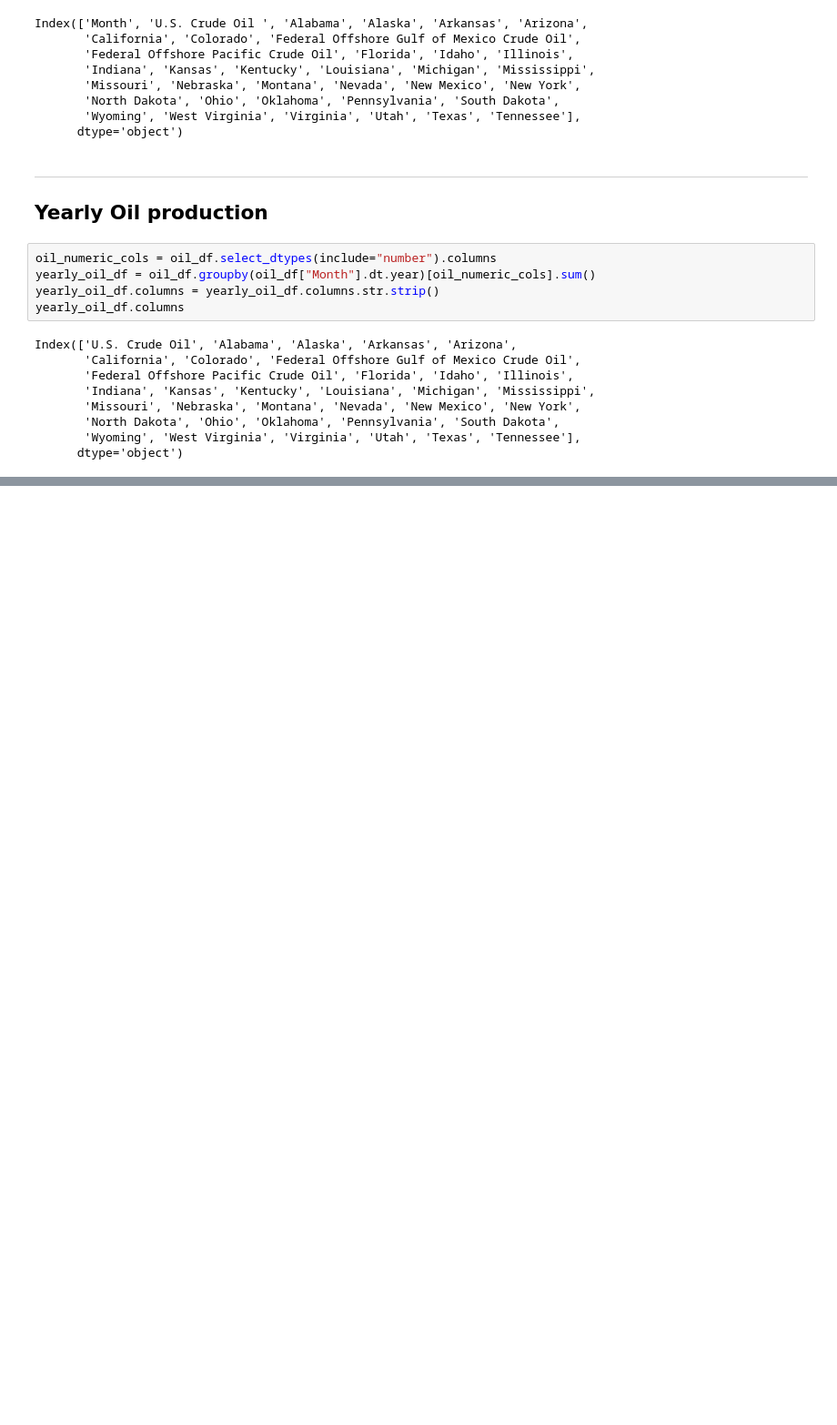
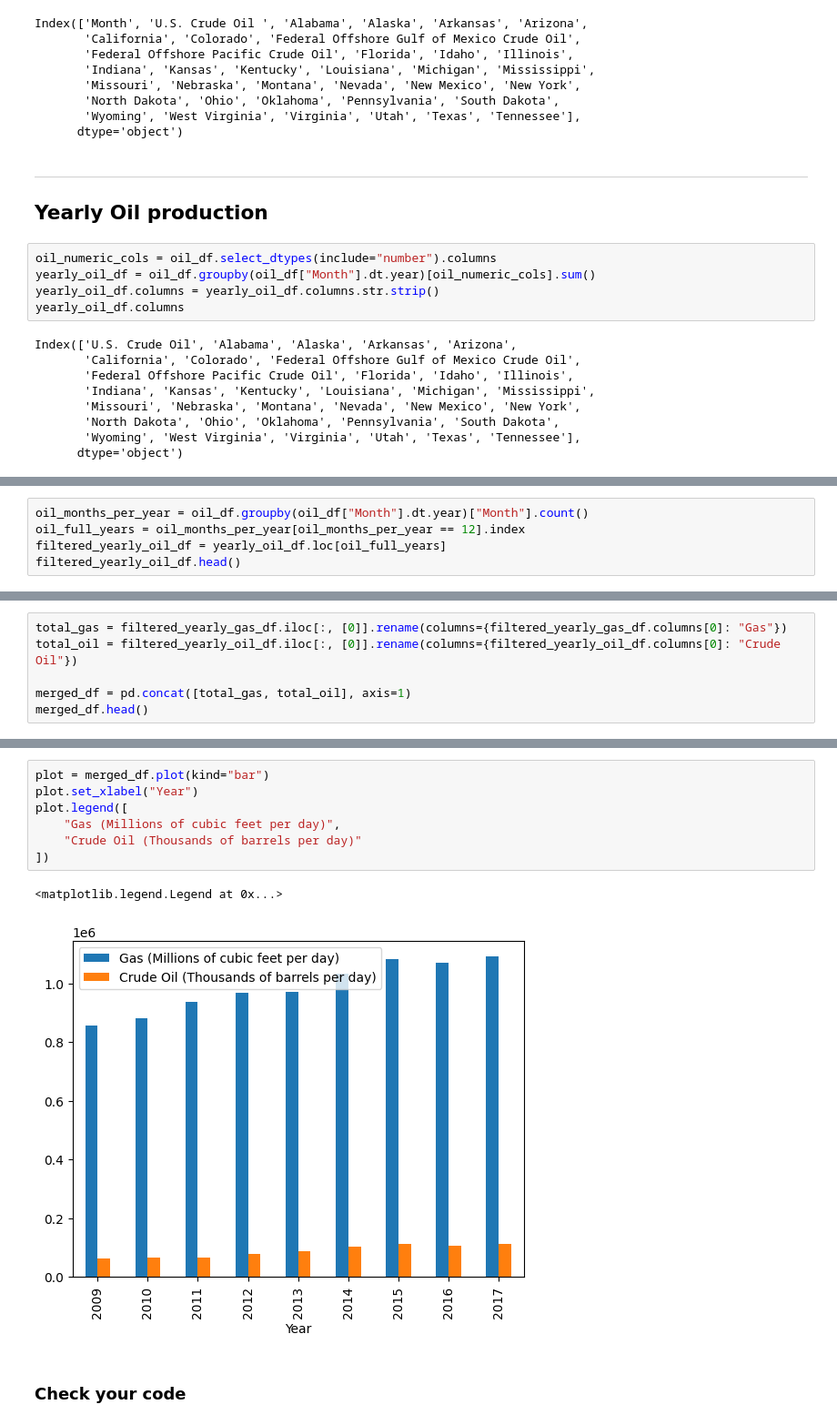
Before and after one commit to melis-gezer/data-us-oil-and-gas-production, a Jupyter notebook: oil_and_gas.ipynb, the cells around one changed output, grey strips where cells are left out. Shown: that part at 91% size. Drawn from its saved outputs; the diff is of its cells as text; blank space fills up the shorter version.

Commit message:
merge gas and oil totals and compare

```diff
--- a/oil_and_gas.ipynb
+++ b/oil_and_gas.ipynb
@@ -185,0 +190,5 @@ Index(['U.S. Crude Oil', 'Alabama', 'Alaska', 'Arkansas', 'Arizona',
+# %%
+oil_months_per_year = oil_df.groupby(oil_df["Month"].dt.year)["Month"].count()
+oil_full_years = oil_months_per_year[oil_months_per_year == 12].index
+filtered_yearly_oil_df = yearly_oil_df.loc[oil_full_years]
+filtered_yearly_oil_df.head()
@@ -185,0 +219,6 @@ Index(['U.S. Crude Oil', 'Alabama', 'Alaska', 'Arkansas', 'Arizona',
+# %%
+total_gas = filtered_yearly_gas_df.iloc[:, [0]].rename(columns={filtered_yearly_gas_df.columns[0]: "Gas"})
+total_oil = filtered_yearly_oil_df.iloc[:, [0]].rename(columns={filtered_yearly_oil_df.columns[0]: "Crude Oil"})
+
+merged_df = pd.concat([total_gas, total_oil], axis=1)
+merged_df.head()
@@ -185,0 +233,12 @@ Index(['U.S. Crude Oil', 'Alabama', 'Alaska', 'Arkansas', 'Arizona',
+# %%
+plot = merged_df.plot(kind="bar")
+plot.set_xlabel("Year")
+plot.legend([
+    "Gas (Millions of cubic feet per day)",
+    "Crude Oil (Thousands of barrels per day)"
+])
+# %% [output]
+<matplotlib.legend.Legend at 0x...>
+[figure, added]
+# %% [markdown]
+### Check your code
```
Also changed, not shown: parts of 7 cells of this notebook.
